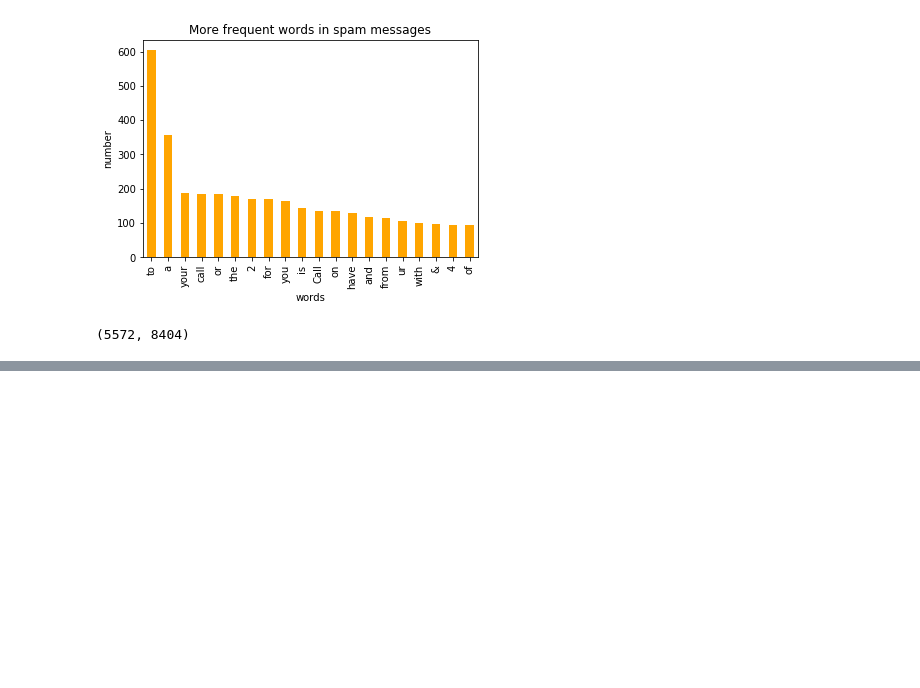
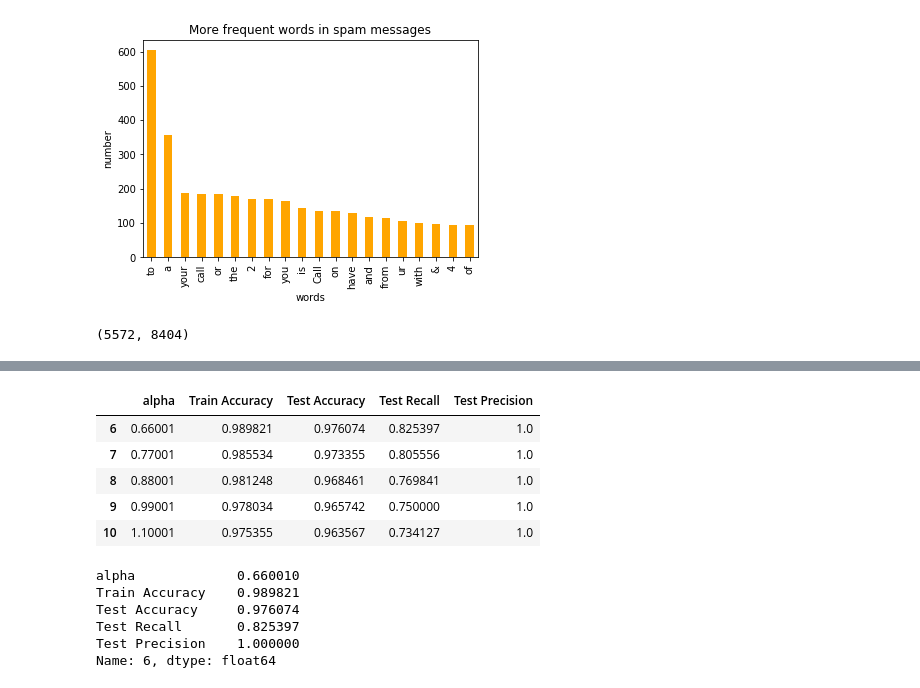
Before and after one commit to katreparitosh/SMS-Spam-Detection, a Jupyter notebook: spam-detection.ipynb, the cells around one changed output, grey strips where cells are left out. Drawn from its saved outputs; the diff is of its cells as text; code cells hidden in the pictures; blank space fills up the shorter version.

```diff
--- a/spam-detection.ipynb
+++ b/spam-detection.ipynb
@@ -72,0 +122,21 @@ np.shape(X)
+# %%
+models[models['Test Precision']==1].head(n=5)
+# %% [output]
+|  | alpha | Train Accuracy | Test Accuracy | Test Recall | Test Precision |
+| 6 | 0.66001 | 0.989821 | 0.976074 | 0.825397 | 1.0 |
+| 7 | 0.77001 | 0.985534 | 0.973355 | 0.805556 | 1.0 |
+| 8 | 0.88001 | 0.981248 | 0.968461 | 0.769841 | 1.0 |
+| 9 | 0.99001 | 0.978034 | 0.965742 | 0.750000 | 1.0 |
+| 10 | 1.10001 | 0.975355 | 0.963567 | 0.734127 | 1.0 |
+# %%
+best_index = models[models['Test Precision']==1]['Test Accuracy'].idxmax()
+bayes = naive_bayes.MultinomialNB(alpha=list_alpha[best_index])
+bayes.fit(X_train, y_train)
+models.iloc[best_index, :]
+# %% [output]
+alpha             0.660010
+Train Accuracy    0.989821
+Test Accuracy     0.976074
+Test Recall       0.825397
+Test Precision    1.000000
+Name: 6, dtype: float64
```
Also changed, not shown: parts of 5 cells of this notebook.
